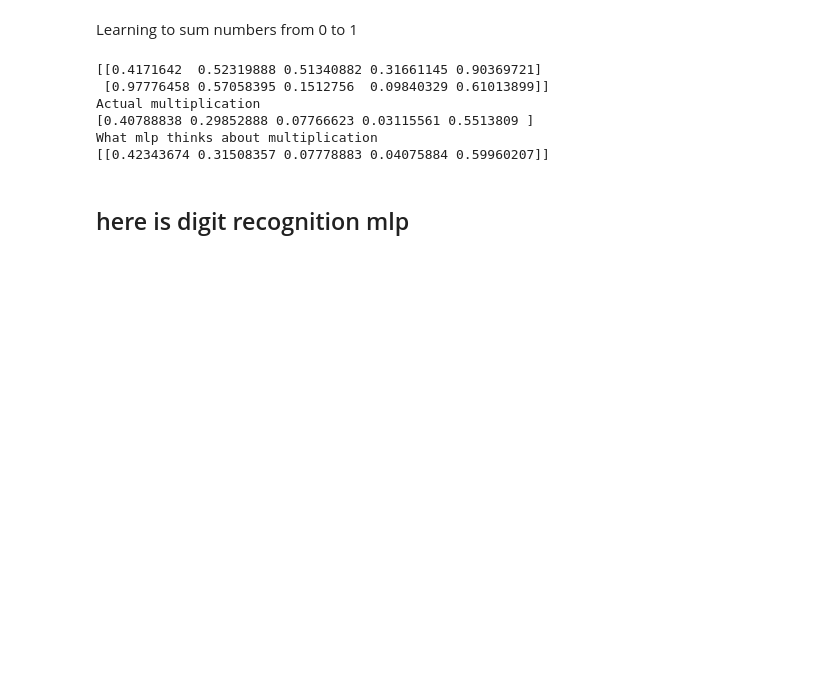
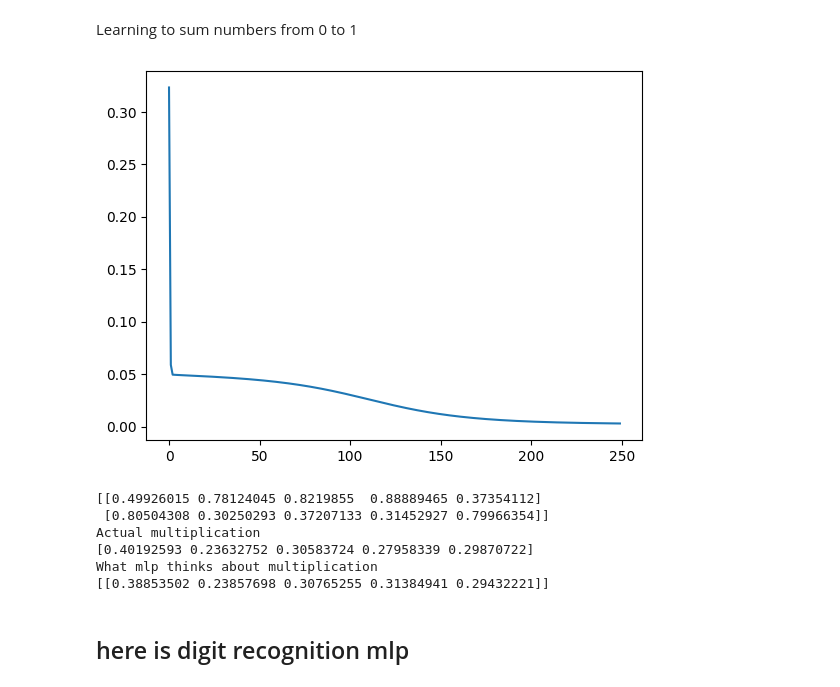
Before and after one commit to a-arakelian/first-steps-in-ML, a Jupyter notebook: handwritten_digit_recognition/mlp.ipynb, the cells around one changed output. Cells and saved outputs as stored; diff of their text form; code cells hidden in the pictures; blank space fills up the shorter version.

```diff
--- a/handwritten_digit_recognition/mlp.ipynb
+++ b/handwritten_digit_recognition/mlp.ipynb
@@ -5,11 +6,13 @@ Learning to sum numbers from 0 to 1
 # %%
 mlp_mul = MLP(2, [2], 1)
 # %%
-X = np.random.rand(2, 5000)
+X = np.random.rand(2, 7000)
 # %%
 Y = X[0] * X[1]
 # %%
-mlp_mul.fit(X, Y, 10000, 5)
+mlp_mul.fit(X, Y, 250, 5, show = True)
+# %% [output]
+[figure, added]
 # %%
 X_test = np.random.rand(2, 5)
 print(X_test)
@@ -18,12 +21,12 @@ print(X_test[0] * X_test[1])
 print('What mlp thinks about multiplication')
 print(mlp_mul.forward_propagat(X_test))
 # %% [output]
-[[0.4171642  0.52319888 0.51340882 0.31661145 0.90369721]
- [0.97776458 0.57058395 0.1512756  0.09840329 0.61013899]]
+[[0.49926015 0.78124045 0.8219855  0.88889465 0.37354112]
+ [0.80504308 0.30250293 0.37207133 0.31452927 0.79966354]]
 Actual multiplication
-[0.40788838 0.29852888 0.07766623 0.03115561 0.5513809 ]
+[0.40192593 0.23632752 0.30583724 0.27958339 0.29870722]
 What mlp thinks about multiplication
-[[0.42343674 0.31508357 0.07778883 0.04075884 0.59960207]]
+[[0.38853502 0.23857698 0.30765255 0.31384941 0.29432221]]
 # %% [markdown]
 ## here is digit recognition mlp
 # %%
```
Also changed, not shown: parts of 5 cells of this notebook, 1 other file.
